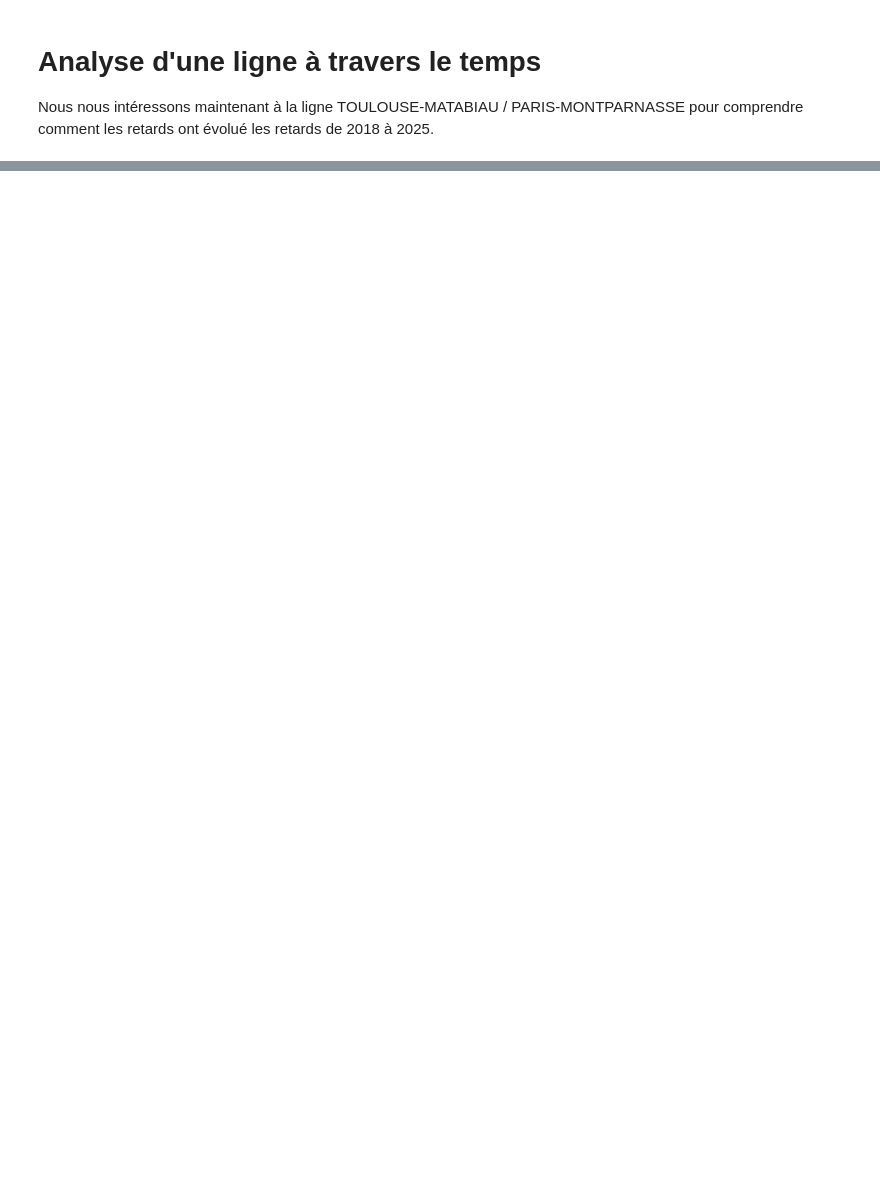
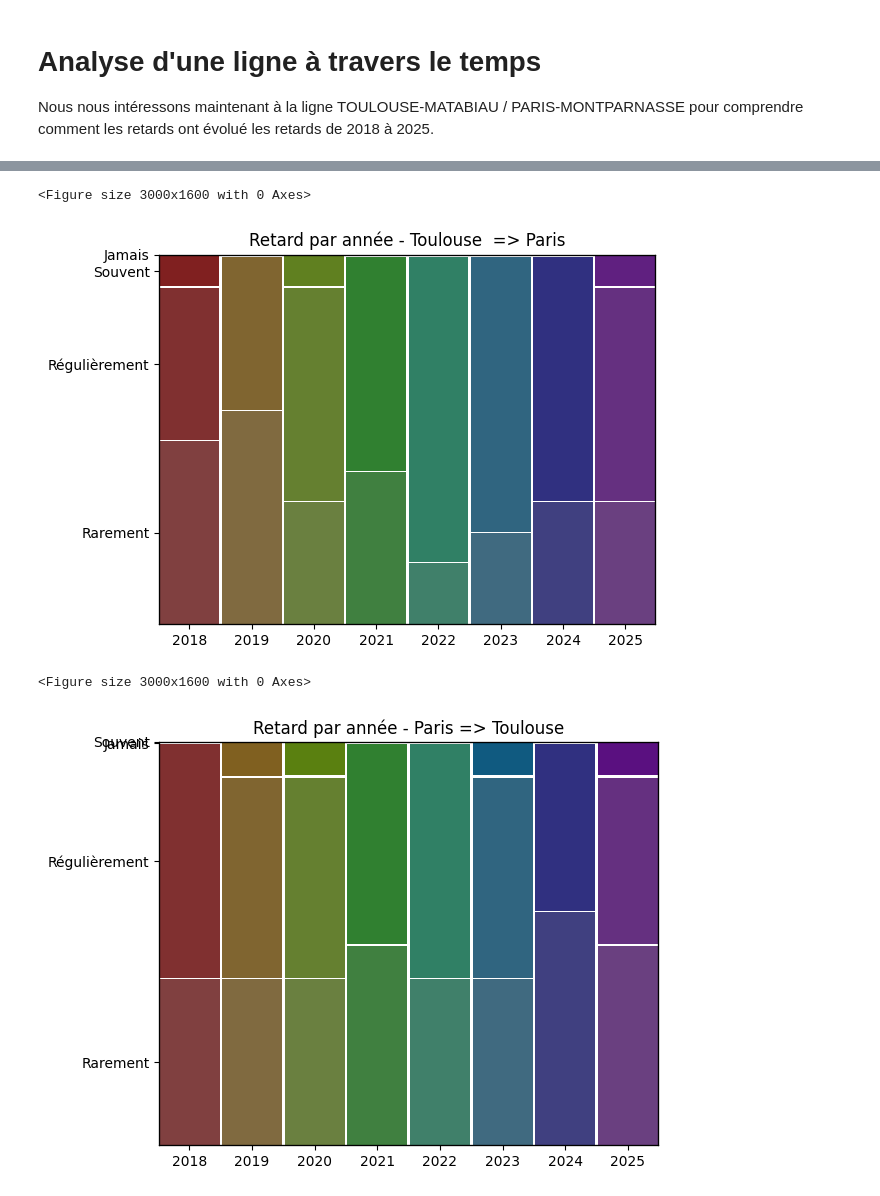
Before and after one commit to Clara-Lst/Projet_AD, a Jupyter notebook: AD-projet-python_FMA-Alex.ipynb, the cells around one changed output, grey strips where cells are left out. Saved outputs shown, nothing was run; the diff lists cells and outputs as text; code cells hidden in the pictures; blank space fills up the shorter version.

```diff
--- a/AD-projet-python_FMA-Alex.ipynb
+++ b/AD-projet-python_FMA-Alex.ipynb
@@ -740,0 +570,41 @@ display(paris_to_toulouse)
+# %%
+# Extract year from date for both dataframes
+toulouse_to_paris['year'] = toulouse_to_paris['date'].str[:4]
+paris_to_toulouse['year'] = paris_to_toulouse['date'].str[:4]
+
+# Toulouse to paris
+# Convertir 'retard' en catégorie ordonnée
+toulouse_to_paris['retard'] = pd.Categorical(
+       toulouse_to_paris['retard'],
+       categories=['Jamais', 'Rarement', 'Régulièrement', 'Souvent'],
+       ordered=True
+)
+
+# Créer le mosaic plot
+plt.figure(figsize=(30, 16))
+mosaic(toulouse_to_paris, ['year', 'retard'],
+          title='Retard par année - Toulouse  => Paris',
+          labelizer=lambda k: "")
+
+#Paris to Toulouse
+#convertir 'retard' en catégorie ordonnée
+paris_to_toulouse['retard'] = pd.Categorical(
+       paris_to_toulouse['retard'],
+       categories=['Jamais', 'Rarement', 'Régulièrement', 'Souvent'],
+       ordered=True
+)
+
+#Creer le mosaic plot
+plt.figure(figsize=(30, 16))
+mosaic(paris_to_toulouse, ['year', 'retard'],
+          title='Retard par année - Paris => Toulouse',
+          labelizer=lambda k: "")
+
+plt.xticks(rotation=45)
+plt.tight_layout()
+plt.show()
+# %% [output]
+<Figure size 3000x1600 with 0 Axes>
+[figure, added]
+<Figure size 3000x1600 with 0 Axes>
+[figure, added]
```
Also changed, not shown: parts of 55 cells of this notebook.
